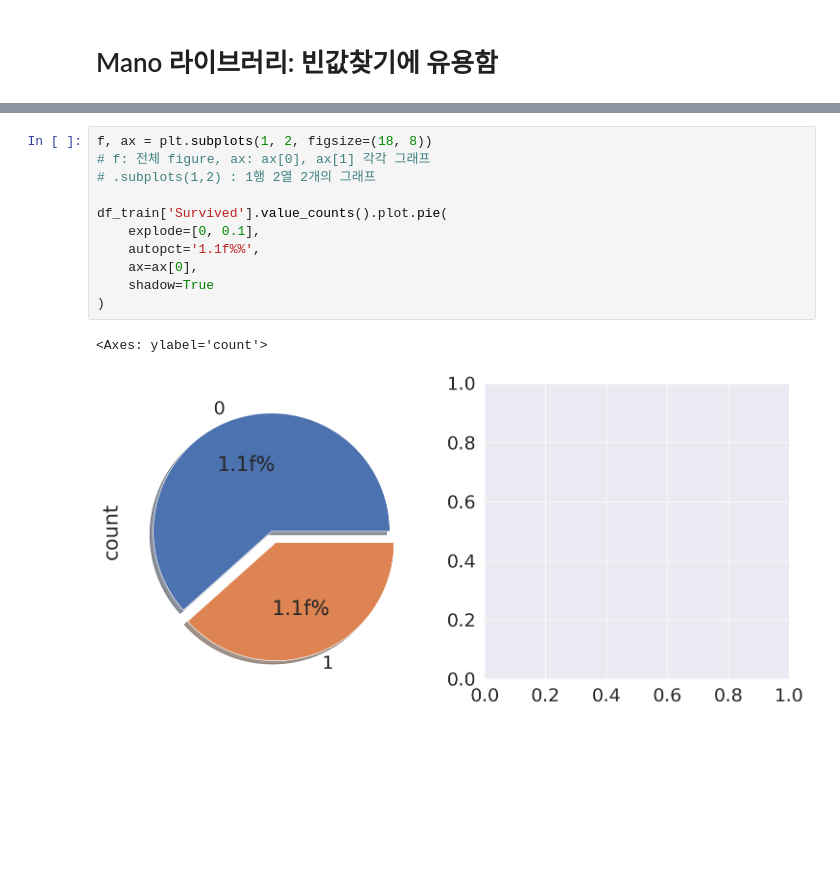
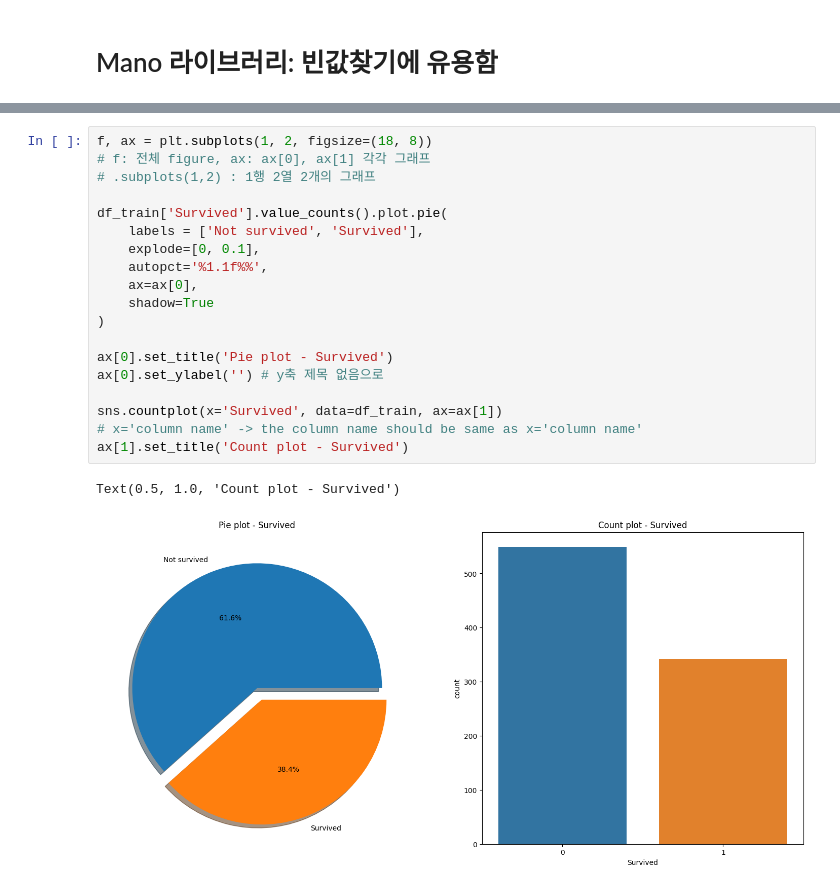
Before and after one commit to finn1729/Kaggle_Titanic, a Jupyter notebook: jun-bd-titanic.ipynb, the cells around one changed output, grey strips where cells are left out. Drawn from its saved outputs; the diff is of its cells as text; blank space fills up the shorter version.

```diff
--- a/jun-bd-titanic.ipynb
+++ b/jun-bd-titanic.ipynb
@@ -130,14 +132,22 @@ msno.bar(df=df_test.iloc[:, :], figsize=(8, 8), color=(0.5, 0.8, 0.1))
 # %%
 f, ax = plt.subplots(1, 2, figsize=(18, 8))
 # f: 전체 figure, ax: ax[0], ax[1] 각각 그래프
 # .subplots(1,2) : 1행 2열 2개의 그래프
 
 df_train['Survived'].value_counts().plot.pie(
+    labels = ['Not survived', 'Survived'],
     explode=[0, 0.1],
-    autopct='1.1f%%',
+    autopct='%1.1f%%',
     ax=ax[0],
     shadow=True
 )
+
+ax[0].set_title('Pie plot - Survived')
+ax[0].set_ylabel('') # y축 제목 없음으로
+
+sns.countplot(x='Survived', data=df_train, ax=ax[1])
+# x='column name' -> the column name should be same as x='column name'
+ax[1].set_title('Count plot - Survived')
 # %% [output]
-<Axes: ylabel='count'>
+Text(0.5, 1.0, 'Count plot - Survived')
-[figure, old version]
+[figure, new version]
```
Also changed, not shown: parts of 4 cells of this notebook.
